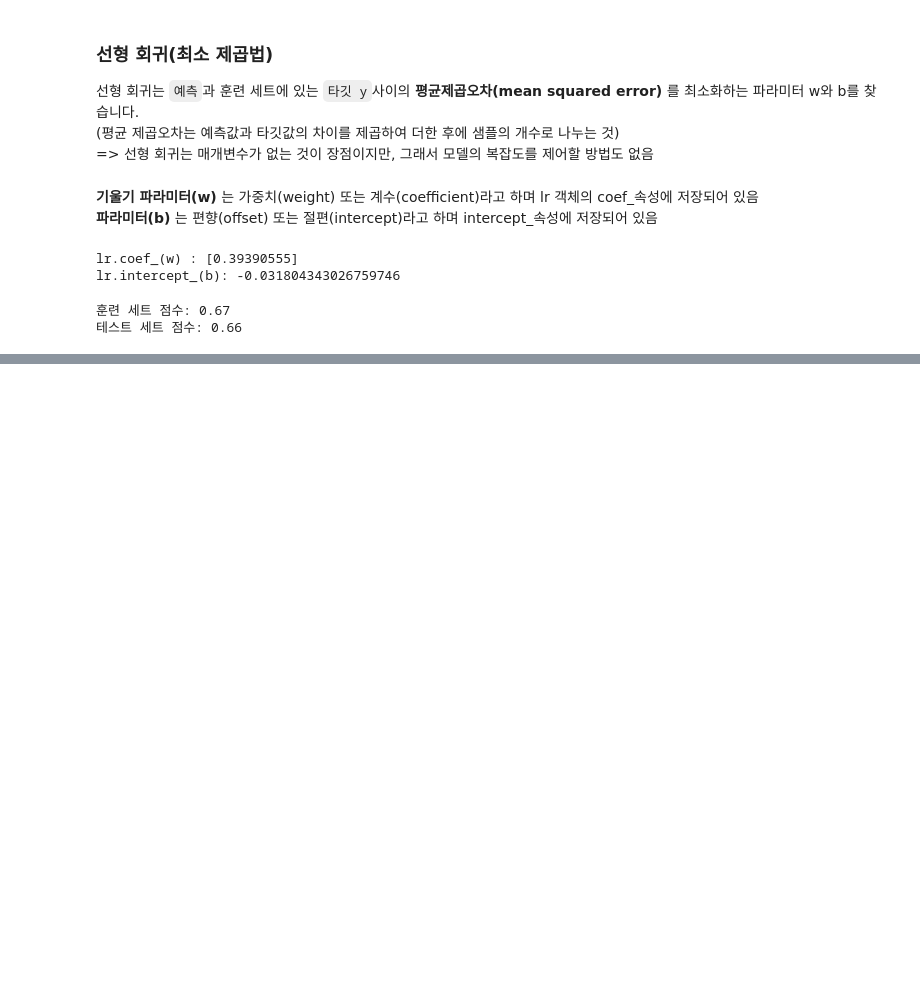
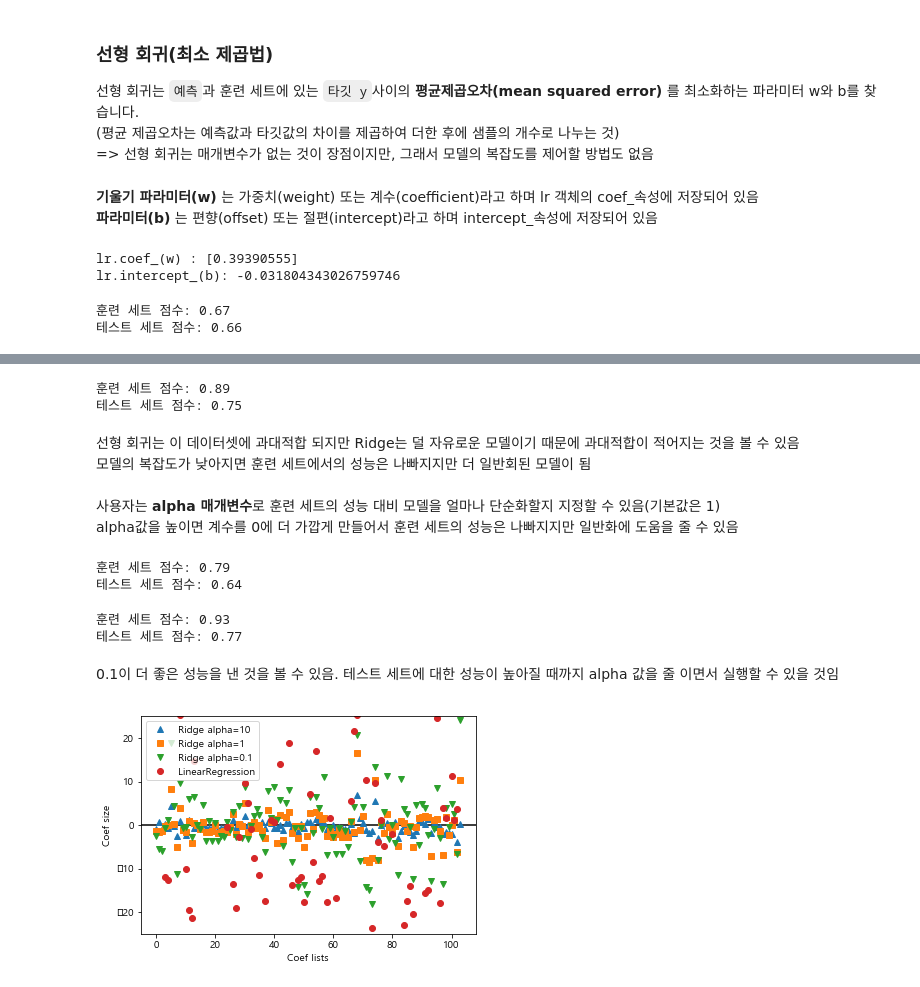
Before and after one commit to ksh901016/python_exam, a Jupyter notebook: scikit-learn/002 지도학습.ipynb, the cells around one changed output, grey strips where cells are left out. Cells and saved outputs as stored; diff of their text form; code cells hidden in the pictures; blank space fills up the shorter version.

Commit message:
Ridge 회귀(제약조건을 통해서(규제regularization => 과대적합이 되지 않도록 모델을 강제로 제한한다는 의미) 가중치의 절대값을 0에 가깝게 만드는 것

```diff
--- a/scikit-learn/002 지도학습.ipynb
+++ b/scikit-learn/002 지도학습.ipynb
@@ -106,0 +109,4 @@ R^2 값이 그리 좋지않고 훈련세트나 테스트세트의 점수가 매
+# %%
+X, y = mglearn.datasets.load_extended_boston()
+X_train, X_test, y_train, y_test = train_test_split(X, y, random_state=0)
+lr = LinearRegression().fit(X_train, y_train)
@@ -106,0 +149,45 @@ R^2 값이 그리 좋지않고 훈련세트나 테스트세트의 점수가 매
+# %%
+from sklearn.linear_model import Ridge
+ridge = Ridge().fit(X_train, y_train)
+print("훈련 세트 점수: {:.2f}".format(ridge.score(X_train, y_train)))
+print("테스트 세트 점수: {:.2f}".format(ridge.score(X_test, y_test)))
+# %% [output]
+훈련 세트 점수: 0.89
+테스트 세트 점수: 0.75
+# %% [markdown]
+선형 회귀는 이 데이터셋에 과대적합 되지만 Ridge는 덜 자유로운 모델이기 때문에 과대적합이 적어지는 것을 볼 수 있음<br>
+모델의 복잡도가 낮아지면 훈련 세트에서의 성능은 나빠지지만 더 일반회된 모델이 됨<br>
+<br>
+사용자는 **alpha 매개변수**로 훈련 세트의 성능 대비 모델을 얼마나 단순화할지 지정할 수 있음(기본값은 1)<br>
+alpha값을 높이면 계수를 0에 더 가깝게 만들어서 훈련 세트의 성능은 나빠지지만 일반화에 도움을 줄 수 있음<br>
+# %%
+ridge10 = Ridge(alpha=10).fit(X_train, y_train)
+print("훈련 세트 점수: {:.2f}".format(ridge10.score(X_train, y_train)))
+print("테스트 세트 점수: {:.2f}".format(ridge10.score(X_test, y_test)))
+# %% [output]
+훈련 세트 점수: 0.79
+테스트 세트 점수: 0.64
+# %%
+ridge01 = Ridge(alpha=0.1).fit(X_train, y_train)
+print("훈련 세트 점수: {:.2f}".format(ridge01.score(X_train, y_train)))
+print("테스트 세트 점수: {:.2f}".format(ridge01.score(X_test, y_test)))
+# %% [output]
+훈련 세트 점수: 0.93
+테스트 세트 점수: 0.77
+# %% [markdown]
+0.1이 더 좋은 성능을 낸 것을 볼 수 있음. 테스트 세트에 대한 성능이 높아질 때까지 alpha 값을 줄 이면서 실행할 수 있을 것임<br>
+# %%
+plt.plot(ridge10.coef_, '^', label="Ridge alpha=10")
+plt.plot(ridge.coef_, 's', label="Ridge alpha=1")
+plt.plot(ridge01.coef_, 'v', label="Ridge alpha=0.1")
+
+plt.plot(lr.coef_, 'o', label="LinearRegression")
+plt.xlabel("Coef lists")
+plt.ylabel("Coef size")
+xlims = plt.xlim()
+plt.hlines(0, xlims[0], xlims[1])
+plt.xlim(xlims)
+plt.ylim(-25, 25)
+plt.legend();
+# %% [output]
+[figure, added]
```
Also changed, not shown: parts of 8 cells of this notebook.
